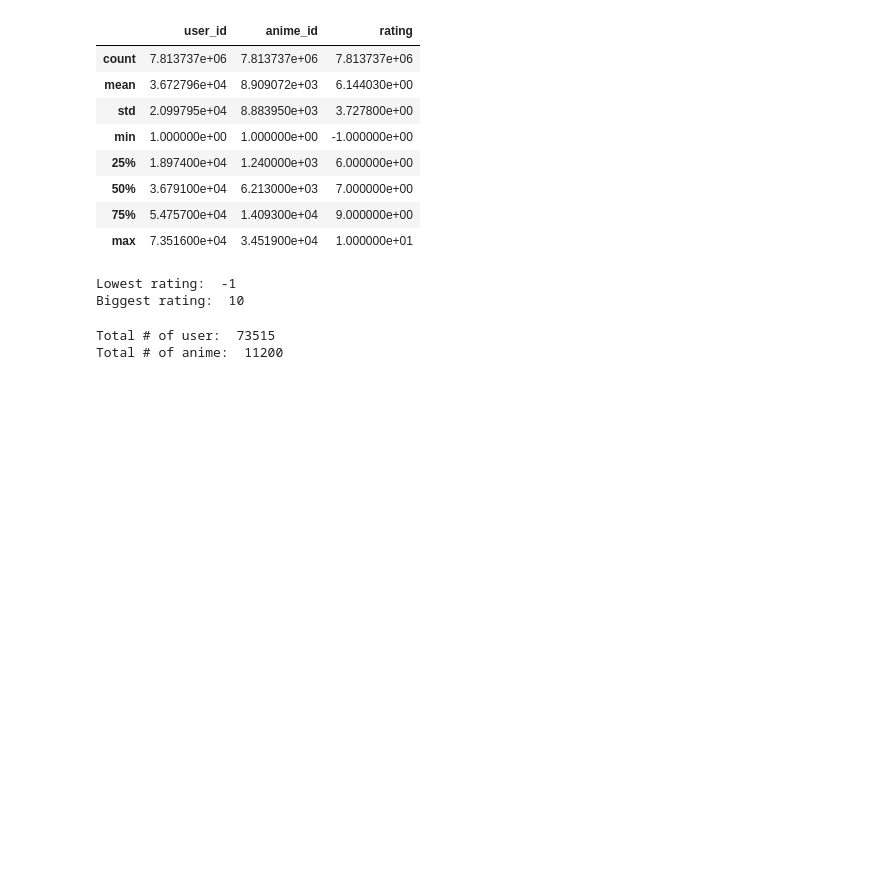
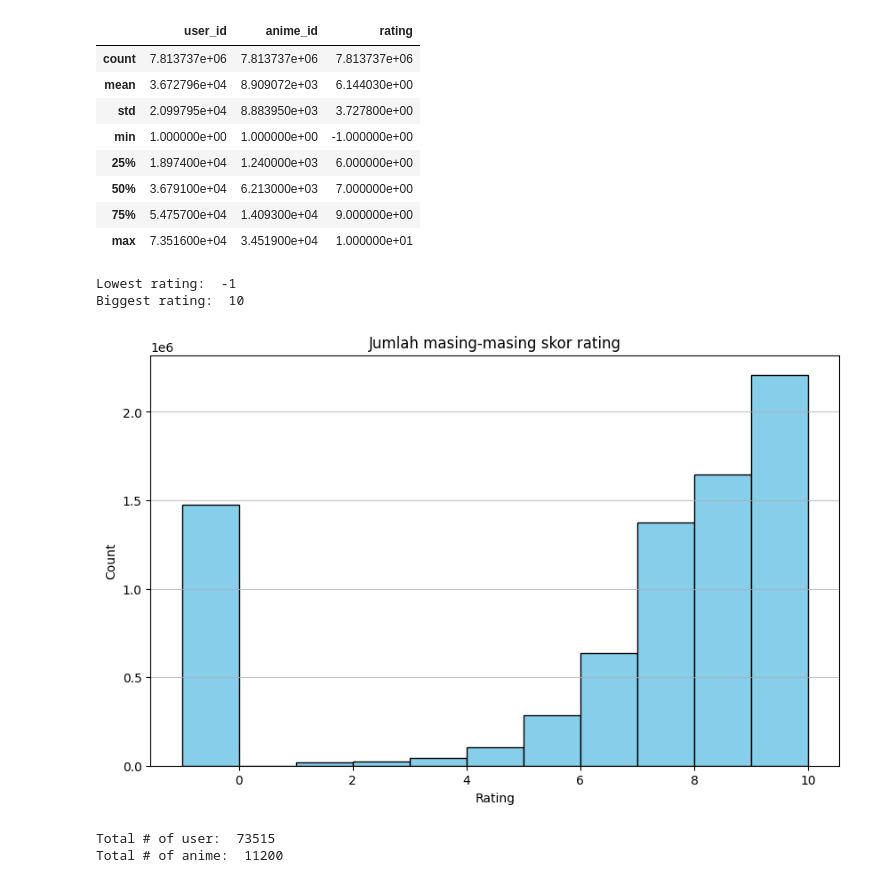
Before and after one commit to AxelSeanCP/Anime-Recommender-System, a Jupyter notebook: anime_recommender_system.ipynb, the cells around one changed output. Drawn from its saved outputs; the diff is of its cells as text; code cells hidden in the pictures; blank space fills up the shorter version.

Commit message:
feat: update laporan.md
- Data Understanding
- Data Preparation
- Modelling and Result
* content based filtering
- add and rename some images

```diff
--- a/anime_recommender_system.ipynb
+++ b/anime_recommender_system.ipynb
@@ -121,6 +121,16 @@ print("Biggest rating: ", max(rating.rating))
 # %% [output]
 Lowest rating:  -1
 Biggest rating:  10
+# %%
+plt.figure(figsize=(10,6))
+plt.hist(rating['rating'], bins=range(-1, 11), color='skyblue', edgecolor='black')
+plt.xlabel('Rating')
+plt.ylabel('Count')
+plt.title('Jumlah masing-masing skor rating')
+plt.grid(axis='y', alpha=0.75)
+plt.show()
+# %% [output]
+[figure, added]
 # %%
 num_users = len(rating.user_id.unique())
 num_anime = len(rating.anime_id.unique())
```
Also changed, not shown: 5 other files.
